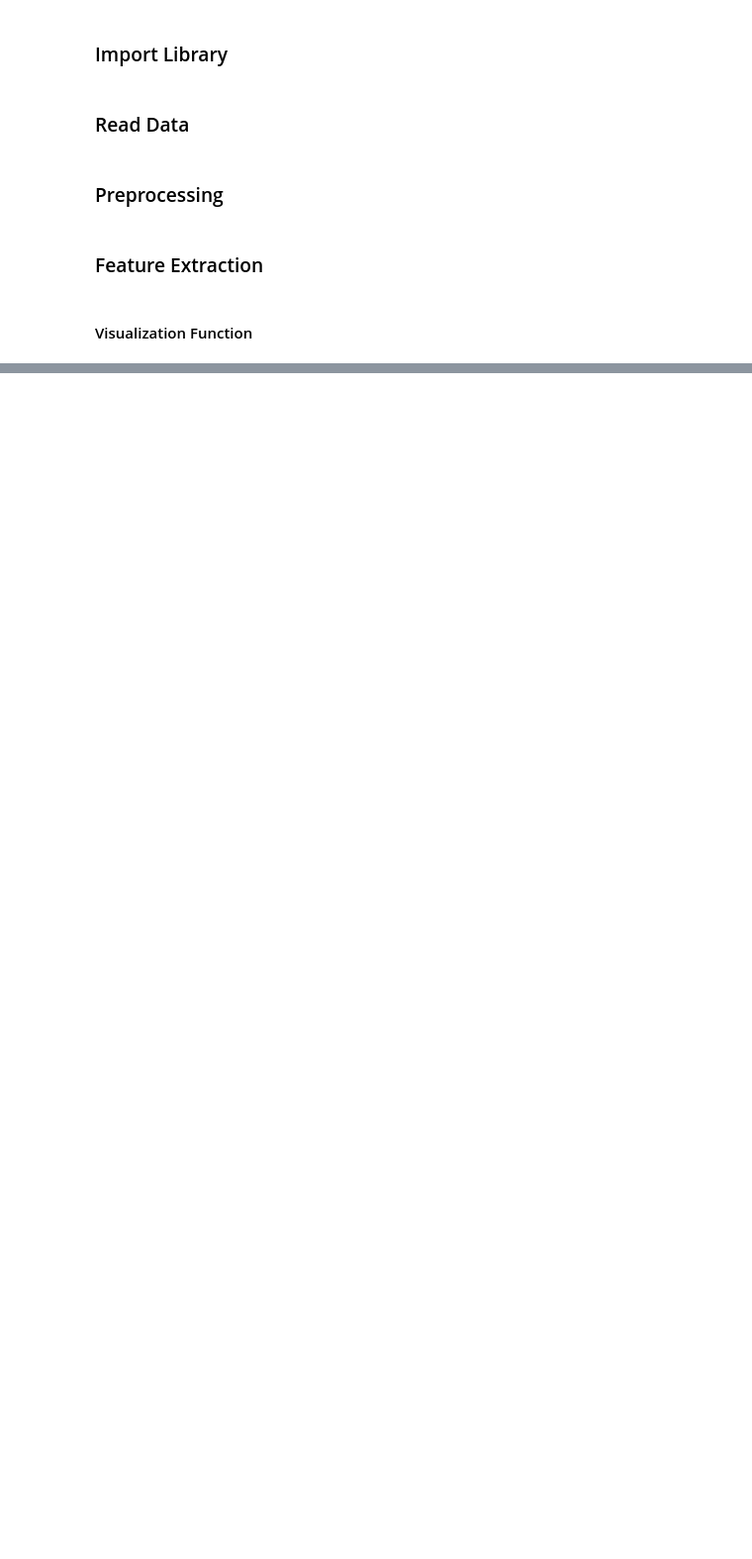
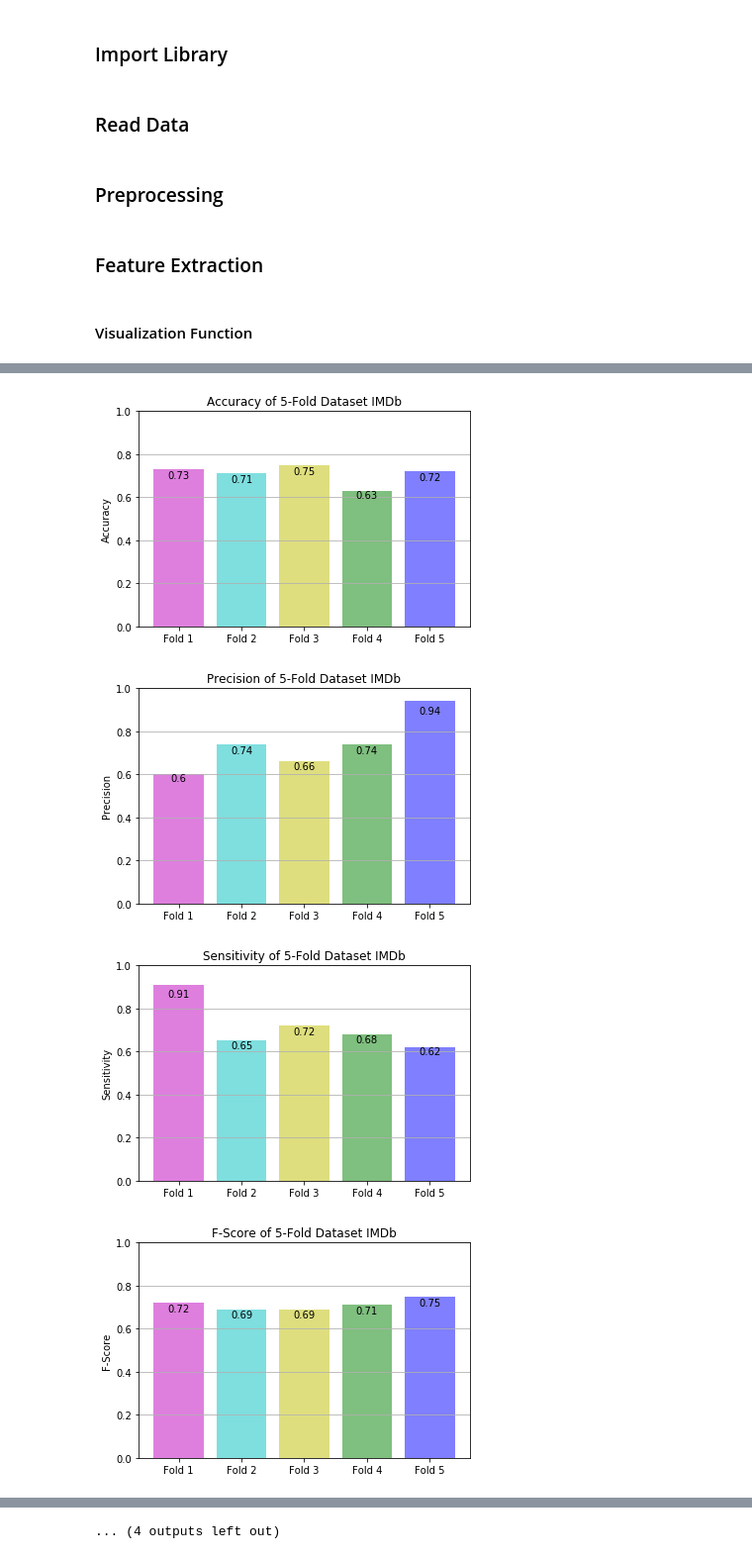
Before and after one commit to thomaswb12/Naive-Bayes-Sentiment-Analysis, a Jupyter notebook: naive_bayes.ipynb, the cells around one changed output, grey strips where cells are left out. Shown at 99% size. Cells and saved outputs as stored; diff of their text form; code cells hidden in the pictures; blank space fills up the shorter version.

Commit message:
[ENHANCEMENT] Clasification 1-2
Condition 1 : each Dataset with KFolds 5
Condition 2 : 1 Dataset for train data, 1 Dataset for test Data

```diff
--- a/naive_bayes.ipynb
+++ b/naive_bayes.ipynb
@@ -91,0 +99,55 @@ def create_bar_with_error_chart(CTEs, error, materials, yLabel, chartTitle):
+# %%
+# prepare data for visualization
+materials = ['Fold ' + str(i+1) for i in range(5)]
+mean_accuracy_each_dataset = []
+stdev_accuracy_each_dataset = []
+mean_sensitivity_each_dataset = []
+stdev_sensitivity_each_dataset = []
+mean_precision_each_dataset = []
+stdev_precision_each_dataset = []
+mean_f1score_each_dataset = []
+stdev_f1score_each_dataset = []
+materials_each_dataset = []
+
+for x in data:
+    accuracy_list = []
+    precision_list = []
+    sensitivity_list = []
+    fscore_list = []
+    X = x['feature'].values
+    Y = x['sentiment'].values
+    kf = KFold(n_splits=5)
+    for train, test in kf.split(X):
+        classifier = naivebayes.NaiveBayesClassifier.train(np.concatenate((X[train].reshape(-1,1), Y[train].reshape(-1,1)), axis=1))
+        predicted = classifier.classify_many(X[test])
+        accuracy_list.append(round(accuracy_score(Y[test], predicted), 2))
+        precision_list.append(round(precision_score(Y[test], predicted), 2))
+        sensitivity_list.append(round(recall_score(Y[test], predicted), 2))
+        fscore_list.append(round(f1_score(Y[test], predicted), 2))
+
+    # create bar chart for K-Fold
+    create_bar_chart(accuracy_list, materials, 'Accuracy', 'Accuracy of 5-Fold Dataset ' + x['name'][0])
+    create_bar_chart(precision_list, materials, 'Precision', 'Precision of 5-Fold Dataset ' + x['name'][0])
+    create_bar_chart(sensitivity_list, materials, 'Sensitivity', 'Sensitivity of 5-Fold Dataset ' + x['name'][0])
+    create_bar_chart(fscore_list, materials, 'F-Score', 'F-Score of 5-Fold Dataset ' + x['name'][0])
+    # create data for visualization
+    mean_accuracy_each_dataset.append(round(np.mean(accuracy_list),2))
+    stdev_accuracy_each_dataset.append(round(np.std(accuracy_list),2))
+    mean_precision_each_dataset.append(round(np.mean(precision_list),2))
+    stdev_precision_each_dataset.append(round(np.std(precision_list),2))
+    mean_sensitivity_each_dataset.append(round(np.mean(sensitivity_list),2))
+    stdev_sensitivity_each_dataset.append(round(np.std(sensitivity_list),2))
+    mean_f1score_each_dataset.append(round(np.mean(fscore_list),2))
+    stdev_f1score_each_dataset.append(round(np.std(fscore_list),2))
+    materials_each_dataset.append(x['name'][0])
+
+# create bar chart with error for each dataset
+create_bar_with_error_chart(mean_accuracy_each_dataset, stdev_accuracy_each_dataset, materials_each_dataset, 'Accuracy', 'Mean Accuracy of 5-Fold for Each Dataset')
+create_bar_with_error_chart(mean_precision_each_dataset, stdev_precision_each_dataset, materials_each_dataset, 'Precision', 'Mean Precision of 5-Fold for Each Dataset')
+create_bar_with_error_chart(mean_sensitivity_each_dataset, stdev_sensitivity_each_dataset, materials_each_dataset, 'Sensitivity', 'Mean Sensitivity of 5-Fold for Each Dataset')
+create_bar_with_error_chart(mean_f1score_each_dataset, stdev_f1score_each_dataset, materials_each_dataset, 'F-Score', 'Mean F-Score of 5-Fold for Each Dataset')
+# %% [output]
+[figure, added]
+[figure, added]
+[figure, added]
+[figure, added]
@@ -91,0 +162 @@ def create_bar_with_error_chart(CTEs, error, materials, yLabel, chartTitle):
+... (4 outputs left out)
```
Also changed, not shown: parts of 6 cells of this notebook.
